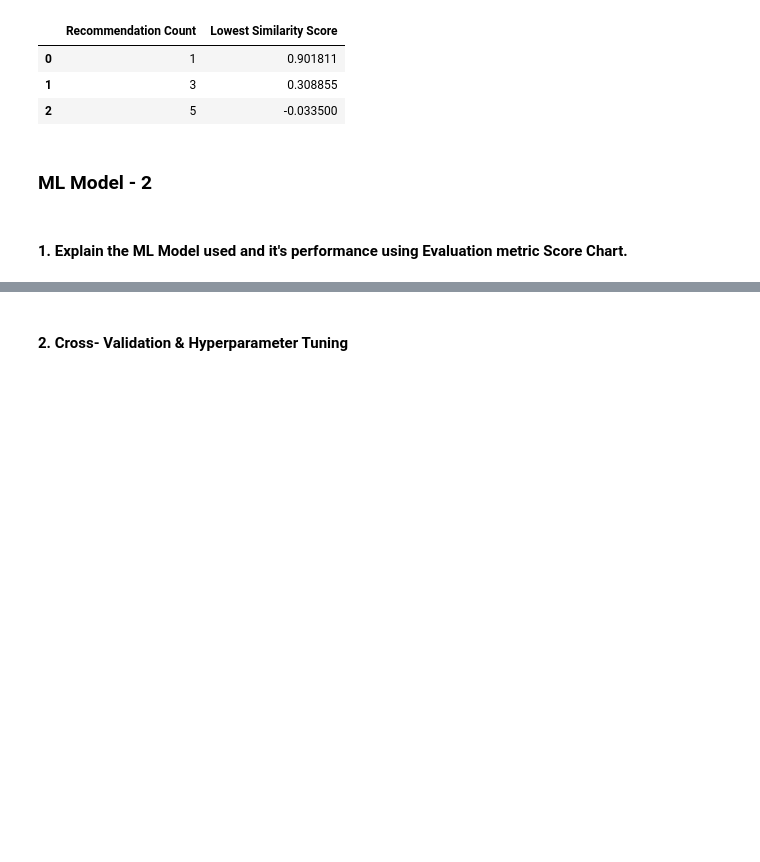
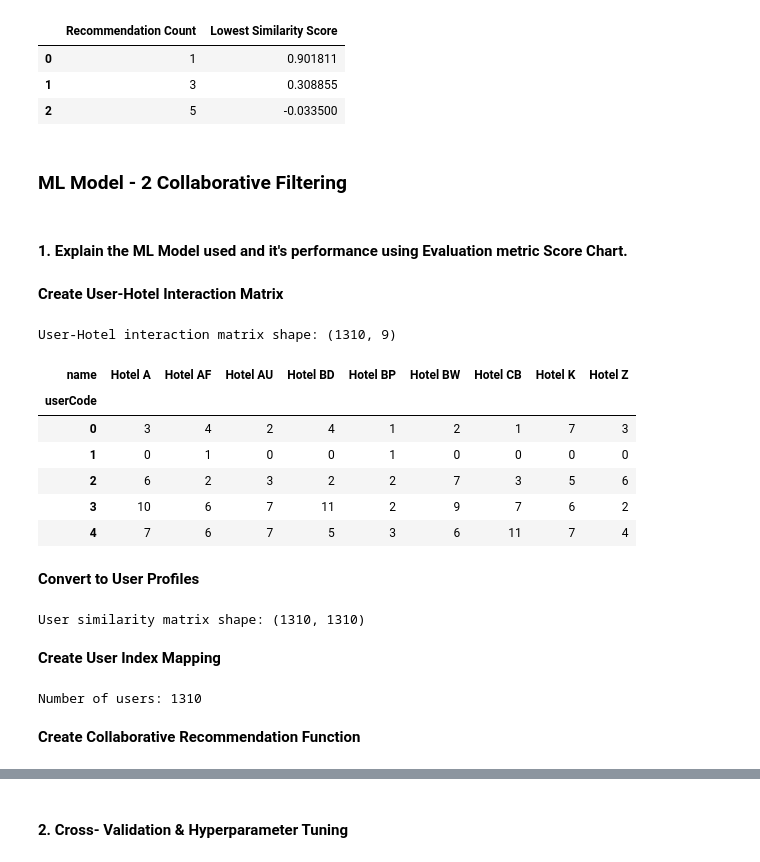
Before and after one commit to Sagarjain93/Machine-Learning-Portfolio, a Jupyter notebook: 01_End_to_End/Travel_MLops_Capstone/notebooks/03_Hotel_Recommendation.ipynb, the cells around one changed output, grey strips where cells are left out. Saved outputs shown, nothing was run; the diff lists cells and outputs as text; code cells hidden in the pictures; blank space fills up the shorter version.

```diff
--- a/01_End_to_End/Travel_MLops_Capstone/notebooks/03_Hotel_Recommendation.ipynb
+++ b/01_End_to_End/Travel_MLops_Capstone/notebooks/03_Hotel_Recommendation.ipynb
@@ -3171,6 +3171,6 @@ display(model_1_results)
 | 1 | 3 | 0.308855 |
 | 2 | 5 | -0.033500 |
 # %% [markdown]
-### ML Model - 2
+### **ML Model - 2 Collaborative Filtering**
 # %% [markdown]
 #### 1. Explain the ML Model used and it's performance using Evaluation metric Score Chart.
@@ -3178,0 +3177,51 @@ display(model_1_results)
+# %% [markdown]
+**Create User-Hotel Interaction Matrix**
+# %%
+# Create user-hotel interaction matrix
+
+user_hotel_matrix = pd.pivot_table(
+    hotels,
+    index='userCode',
+    columns='name',
+    values='travelCode',
+    aggfunc='count',
+    fill_value=0
+)
+
+print("User-Hotel interaction matrix shape:", user_hotel_matrix.shape)
+
+display(user_hotel_matrix.head())
+# %% [output]
+User-Hotel interaction matrix shape: (1310, 9)
+| name | Hotel A | Hotel AF | Hotel AU | Hotel BD | Hotel BP | Hotel BW | Hotel CB | Hotel K | Hotel Z |
+| userCode |  |  |  |  |  |  |  |  |  |
+| 0 | 3 | 4 | 2 | 4 | 1 | 2 | 1 | 7 | 3 |
+| 1 | 0 | 1 | 0 | 0 | 1 | 0 | 0 | 0 | 0 |
+| 2 | 6 | 2 | 3 | 2 | 2 | 7 | 3 | 5 | 6 |
+| 3 | 10 | 6 | 7 | 11 | 2 | 9 | 7 | 6 | 2 |
+| 4 | 7 | 6 | 7 | 5 | 3 | 6 | 11 | 7 | 4 |
+# %% [markdown]
+**Convert to User Profiles**
+# %%
+from sklearn.metrics.pairwise import cosine_similarity
+
+user_similarity = cosine_similarity(user_hotel_matrix)
+
+print("User similarity matrix shape:", user_similarity.shape)
+# %% [output]
+User similarity matrix shape: (1310, 1310)
+# %% [markdown]
+**Create User Index Mapping**
+# %%
+user_ids = user_hotel_matrix.index.tolist()
+
+user_index = {
+    user_id: index
+    for index, user_id in enumerate(user_ids)
+}
+
+print("Number of users:", len(user_ids))
+# %% [output]
+Number of users: 1310
+# %% [markdown]
+**Create Collaborative Recommendation Function**
```
Also changed, not shown: parts of 32 cells of this notebook.
